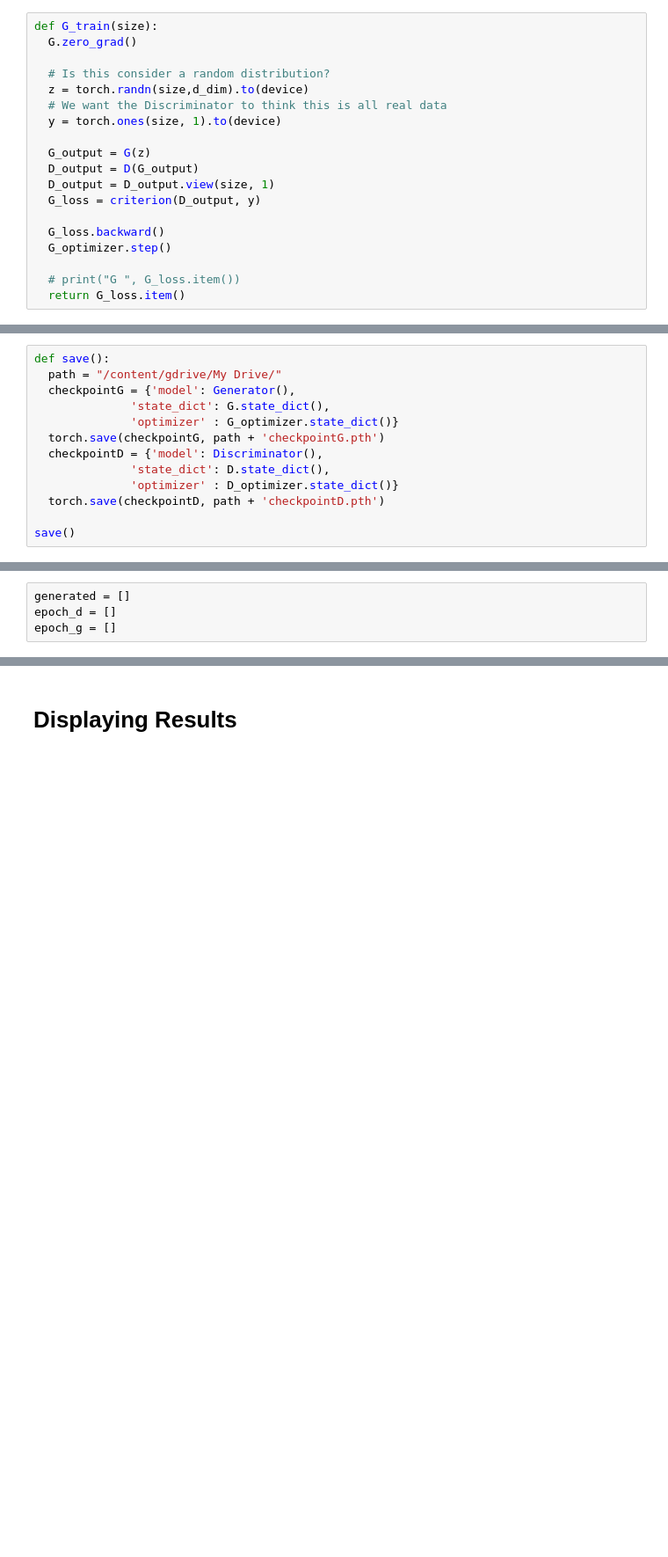
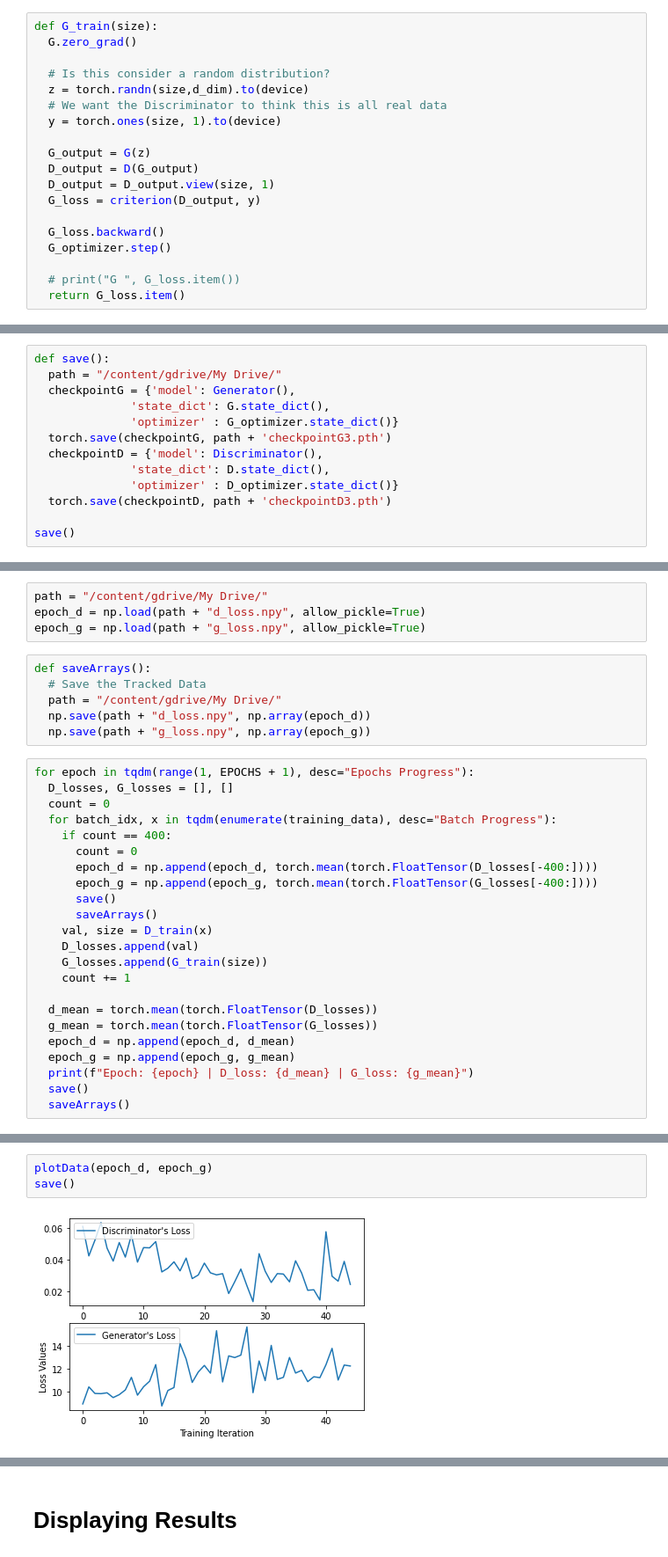
Before and after one commit to alexlin51/GANs-Album-Covers, a Jupyter notebook: Album_Cover_Fun.ipynb, the cells around one changed output, grey strips where cells are left out. Shown at 88% size. Drawn from its saved outputs; the diff is of its cells as text; blank space fills up the shorter version.

```diff
--- a/Album_Cover_Fun.ipynb
+++ b/Album_Cover_Fun.ipynb
@@ -376,11 +374,11 @@ def save():
   checkpointG = {'model': Generator(),
               'state_dict': G.state_dict(),
               'optimizer' : G_optimizer.state_dict()}
-  torch.save(checkpointG, path + 'checkpointG.pth')
+  torch.save(checkpointG, path + 'checkpointG3.pth')
   checkpointD = {'model': Discriminator(),
               'state_dict': D.state_dict(),
               'optimizer' : D_optimizer.state_dict()}
-  torch.save(checkpointD, path + 'checkpointD.pth')
+  torch.save(checkpointD, path + 'checkpointD3.pth')
 
 save()
 # %%
@@ -392,0 +402,33 @@ def plotData(d_data, g_data):
+# %%
+path = "/content/gdrive/My Drive/"
+epoch_d = np.load(path + "d_loss.npy", allow_pickle=True)
+epoch_g = np.load(path + "g_loss.npy", allow_pickle=True)
+# %%
+def saveArrays():
+  # Save the Tracked Data
+  path = "/content/gdrive/My Drive/"
+  np.save(path + "d_loss.npy", np.array(epoch_d))
+  np.save(path + "g_loss.npy", np.array(epoch_g))
+# %%
+for epoch in tqdm(range(1, EPOCHS + 1), desc="Epochs Progress"):
+  D_losses, G_losses = [], []
+  count = 0
+  for batch_idx, x in tqdm(enumerate(training_data), desc="Batch Progress"):
+    if count == 400:
+      count = 0
+      epoch_d = np.append(epoch_d, torch.mean(torch.FloatTensor(D_losses[-400:])))
+      epoch_g = np.append(epoch_g, torch.mean(torch.FloatTensor(G_losses[-400:])))
+      save()
+      saveArrays()
+    val, size = D_train(x)
+    D_losses.append(val)
+    G_losses.append(G_train(size))
+    count += 1
+
+  d_mean = torch.mean(torch.FloatTensor(D_losses))
+  g_mean = torch.mean(torch.FloatTensor(G_losses))
+  epoch_d = np.append(epoch_d, d_mean)
+  epoch_g = np.append(epoch_g, g_mean)
+  print(f"Epoch: {epoch} | D_loss: {d_mean} | G_loss: {g_mean}")
+  save()
+  saveArrays()
@@ -393,4 +441,5 @@ def plotData(d_data, g_data):
 # %%
-generated = []
-epoch_d = []
-epoch_g = []
+plotData(epoch_d, epoch_g)
+save()
+# %% [output]
+[figure, added]
```
Also changed, not shown: parts of 17 cells of this notebook.
